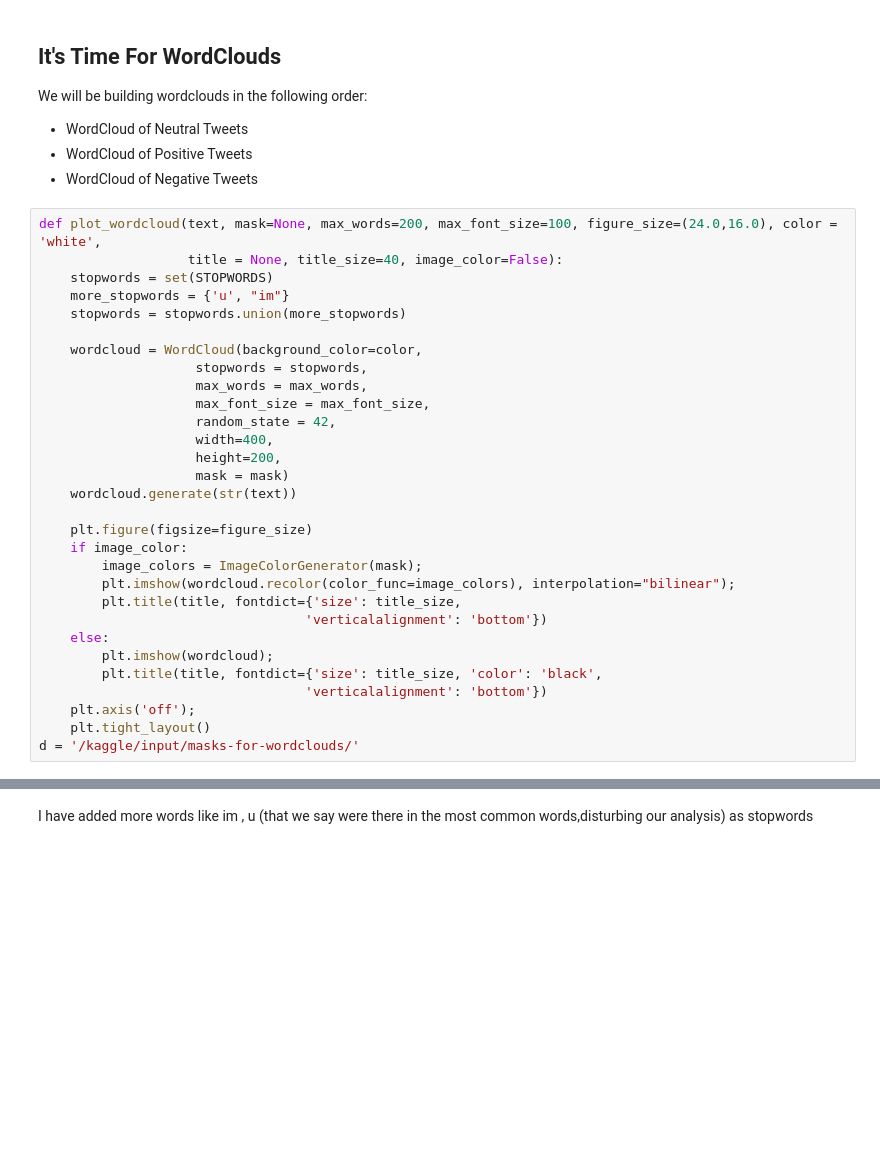
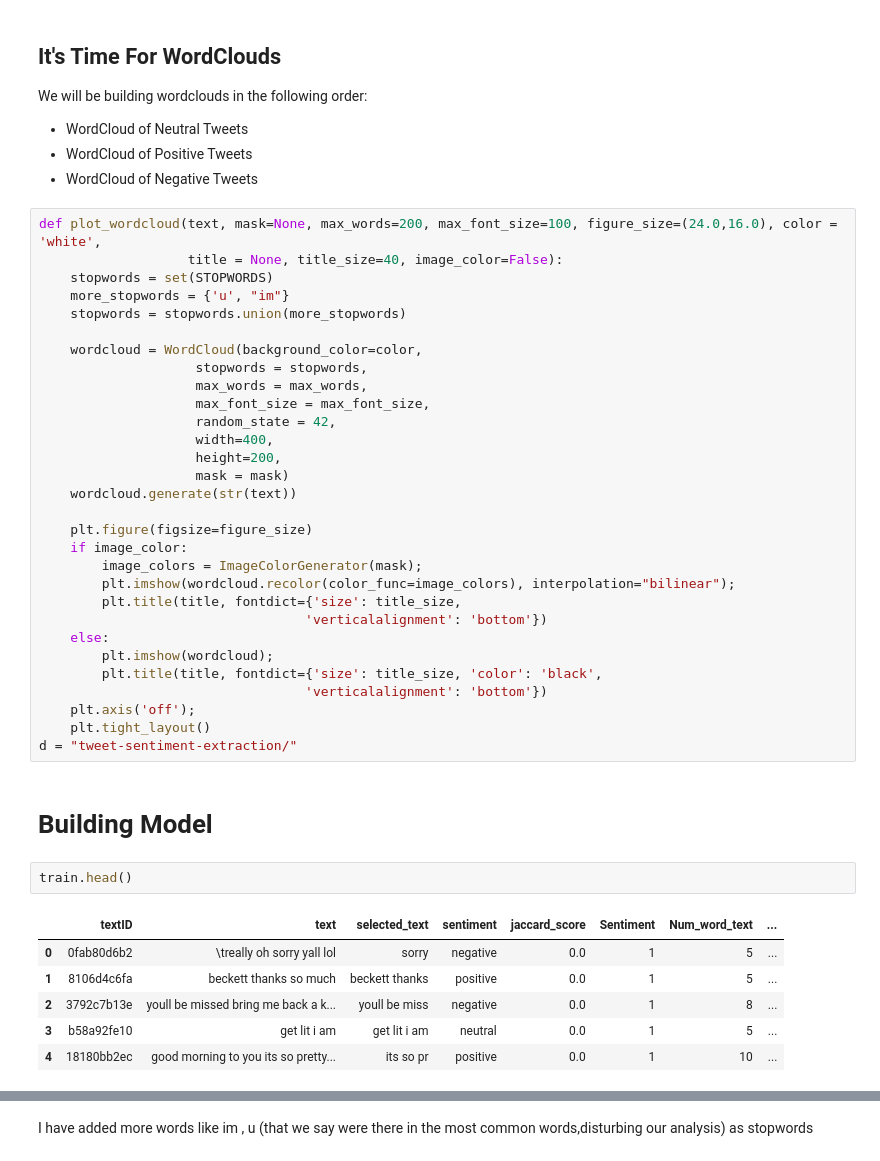
Before and after one commit to A7medM0sta/Sentiment_Analysis, a Jupyter notebook: edit-twitter-sentiment-analysis-eda-an-0169db.ipynb, the cells around one changed output, grey strips where cells are left out. Saved outputs shown, nothing was run; the diff lists cells and outputs as text; blank space fills up the shorter version.

```diff
--- a/edit-twitter-sentiment-analysis-eda-an-0169db.ipynb
+++ b/edit-twitter-sentiment-analysis-eda-an-0169db.ipynb
@@ -734,4 +782,15 @@ def plot_wordcloud(text, mask=None, max_words=200, max_font_size=100, figure_siz
                                   'verticalalignment': 'bottom'})
     plt.axis('off');
     plt.tight_layout()
-d = '/kaggle/input/masks-for-wordclouds/'
+d = "tweet-sentiment-extraction/"
+# %% [markdown]
+# Building Model
+# %%
+train.head()
+# %% [output]
+|  | textID | text | selected_text | sentiment | jaccard_score | Sentiment | Num_word_text | ... |
+| 0 | 0fab80d6b2 | \treally oh sorry yall lol | sorry | negative | 0.0 | 1 | 5 | ... |
+| 1 | 8106d4c6fa | beckett thanks so much | beckett thanks | positive | 0.0 | 1 | 5 | ... |
+| 2 | 3792c7b13e | youll be missed bring me back a k... | youll be miss | negative | 0.0 | 1 | 8 | ... |
+| 3 | b58a92fe10 | get lit i am | get lit i am | neutral | 0.0 | 1 | 5 | ... |
+| 4 | 18180bb2ec | good morning to you its so pretty... | its so pr | positive | 0.0 | 1 | 10 | ... |
```
Also changed, not shown: parts of 29 cells of this notebook.
